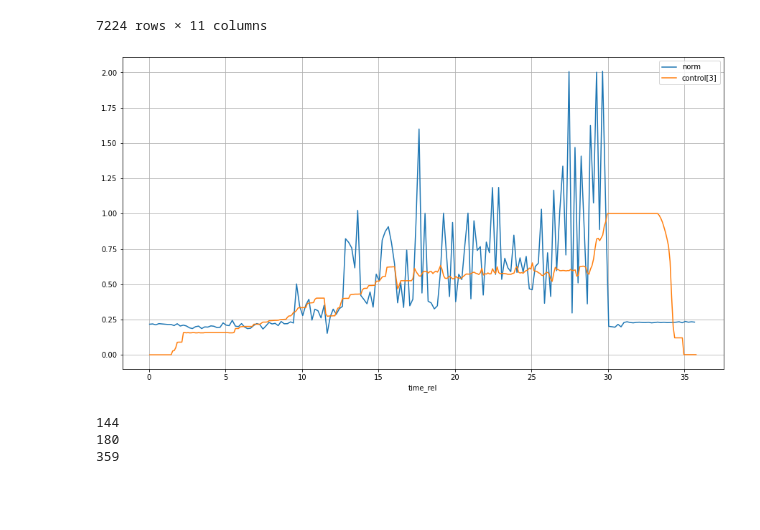
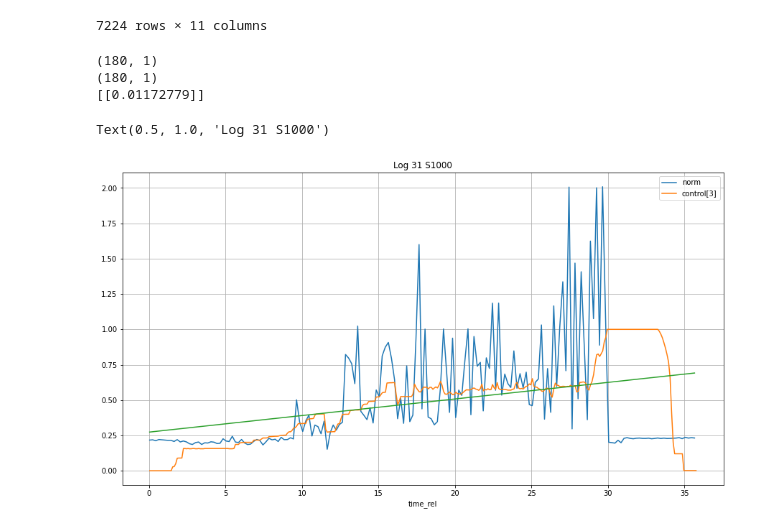
Before and after one commit to SkyRats/SkyanalysisTools, a Jupyter notebook: notebooks/mag.ipynb, the cells around one changed output. Cells and saved outputs as stored; diff of their text form; code cells hidden in the pictures; blank space fills up the shorter version.

```diff
--- a/notebooks/mag.ipynb
+++ b/notebooks/mag.ipynb
@@ -90,34 +108,37 @@ actuator_controls_0_0
 # %%
 actuator_controls_0_0 = pd.read_csv(r"D:\Documentos\Skyrats\SkyanalysisTools\logs\actuator_controls_0_0\log_31_2021-7-9-16-35-26.csv")
 vehicle_magnetometer_0 = pd.read_csv(r"D:\Documentos\Skyrats\SkyanalysisTools\logs\vehicle_magnetometer_0\log_31_2021-7-9-16-35-26.csv")
 
 actuator_armed_0 = pd.read_csv(r"D:\Documentos\Skyrats\SkyanalysisTools\logs\actuator_armed_0\log_31_2021-7-9-16-35-26.csv")
 t0 = actuator_armed_0['timestamp'][0]
 
 vehicle_magnetometer_0['time_rel'] = (vehicle_magnetometer_0['timestamp'] - t0)/1e6
 actuator_controls_0_0['time_rel'] = (actuator_controls_0_0['timestamp'] - t0)/1e6
 
 fig = plt.figure(figsize=(15,8))
 ax = fig.gca()
 
 vehicle_magnetometer_0['norm'] = np.sqrt(vehicle_magnetometer_0['magnetometer_ga[0]']**2 +
                                 vehicle_magnetometer_0['magnetometer_ga[1]']**2 +
                                 vehicle_magnetometer_0['magnetometer_ga[2]']**2)
 vehicle_magnetometer_0.plot(y='norm', x='time_rel', ax=ax)
 actuator_controls_0_0.plot(y='control[3]',x='time_rel',ax=ax)
+
+from sklearn.linear_model import LinearRegression
+X = np.asarray(vehicle_magnetometer_0['time_rel']).reshape(-1, 1)
+print(X.shape)
+y = np.asarray(vehicle_magnetometer_0['norm']).reshape(-1, 1)
+print(y.shape)
+reg = LinearRegression().fit(X, y)
+print(reg.coef_)
+
+plt.plot(X, reg.predict(X))
+
 plt.grid()
+plt.title("Log 31 S1000")
 # %% [output]
+(180, 1)
+(180, 1)
+[[0.01172779]]
+Text(0.5, 1.0, 'Log 31 S1000')
-[figure, old version]
+[figure, new version]
-# %%
-count = 0
-for a in vehicle_magnetometer_0['time_rel']:
-    for b in actuator_controls_0_0['time_rel']:
-        if abs(a-b) < 0.01:
-            count += 1
-print(count)
-print(len(vehicle_magnetometer_0['time_rel']))
-print(len(actuator_controls_0_0['time_rel']))
-# %% [output]
-144
-180
-359
```
Also changed, not shown: parts of 12 cells of this notebook, 2 other files.
